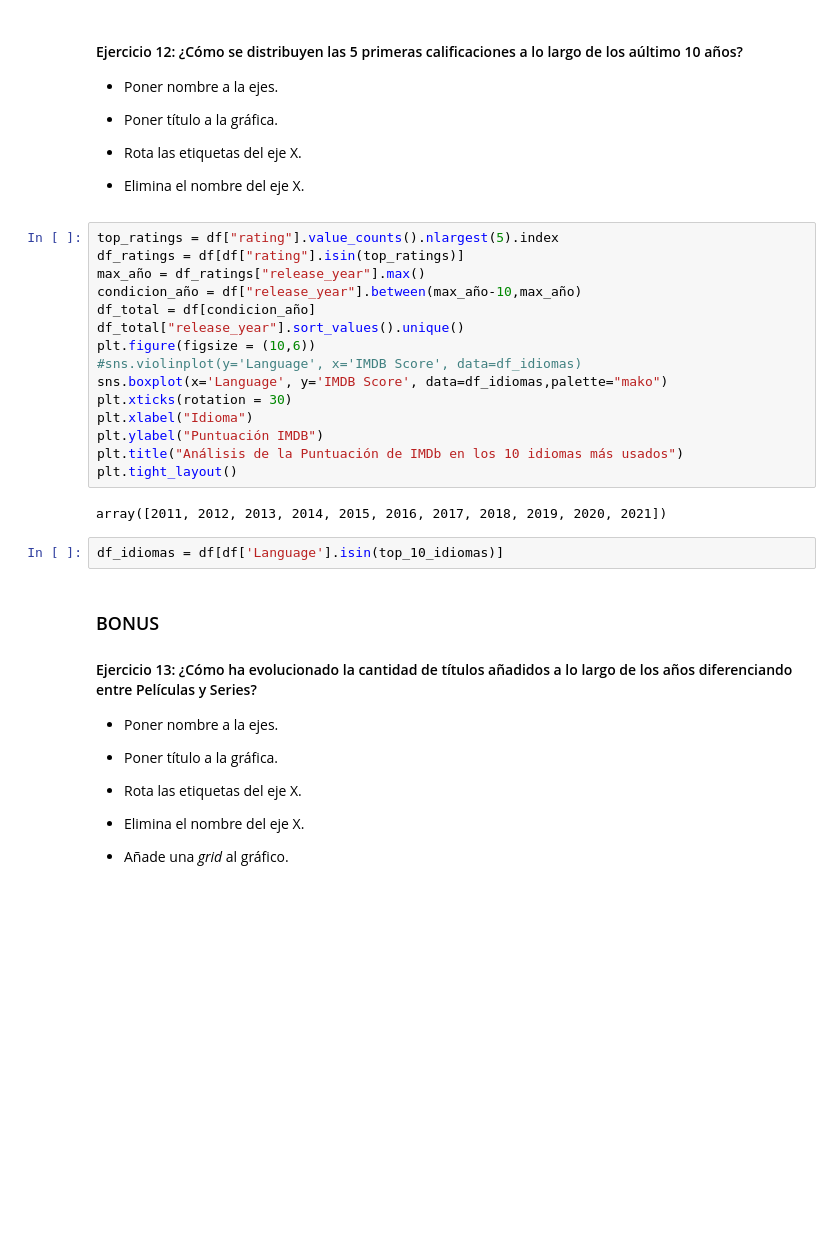
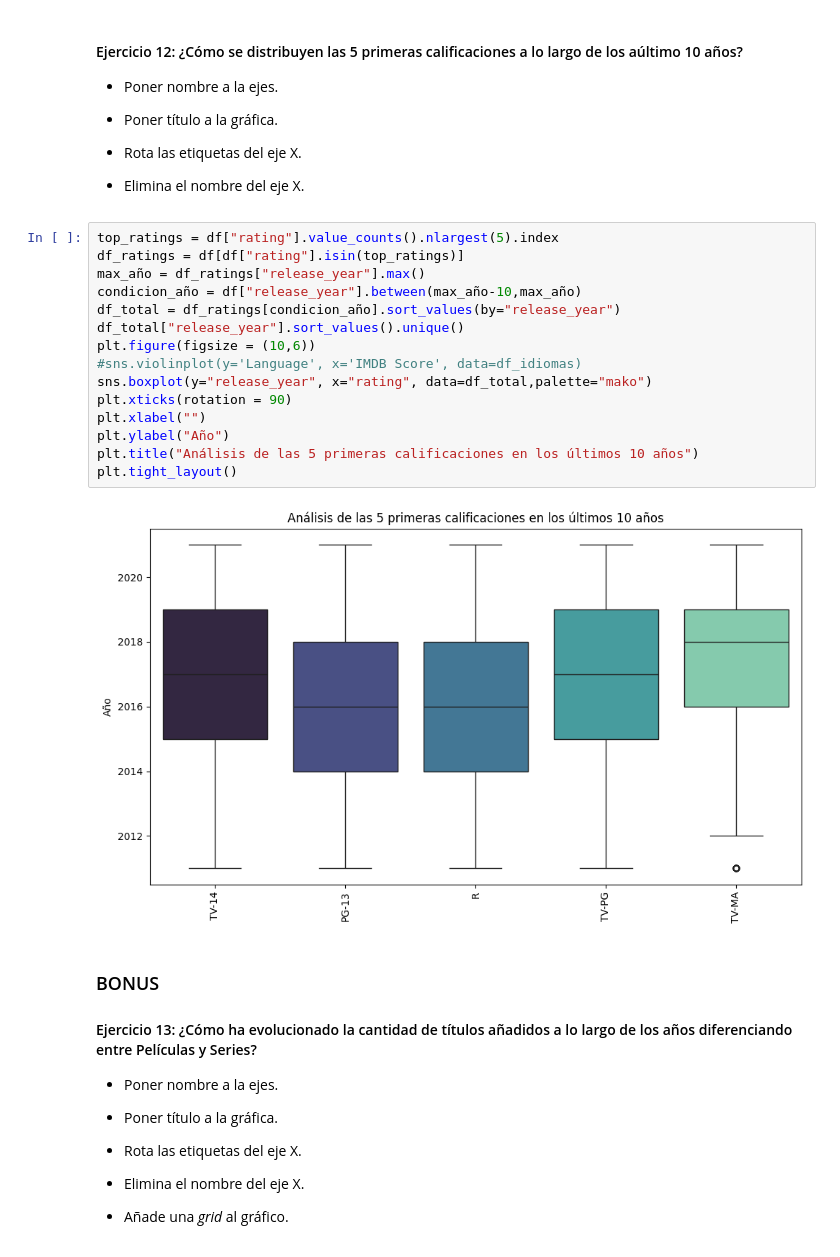
Before and after one commit to apelsito/laboratorio-modulo2-leccion04-visualizacion, a Jupyter notebook: laboratorio-modulo2-leccion04-visualizacion.ipynb, the cells around one changed output. Drawn from its saved outputs; the diff is of its cells as text; blank space fills up the shorter version.

```diff
--- a/laboratorio-modulo2-leccion04-visualizacion.ipynb
+++ b/laboratorio-modulo2-leccion04-visualizacion.ipynb
@@ -273,22 +264,20 @@ plt.tight_layout()
 # %%
 top_ratings = df["rating"].value_counts().nlargest(5).index
 df_ratings = df[df["rating"].isin(top_ratings)]
 max_año = df_ratings["release_year"].max()
 condicion_año = df["release_year"].between(max_año-10,max_año)
-df_total = df[condicion_año]
+df_total = df_ratings[condicion_año].sort_values(by="release_year")
 df_total["release_year"].sort_values().unique()
 plt.figure(figsize = (10,6))
 #sns.violinplot(y='Language', x='IMDB Score', data=df_idiomas)
-sns.boxplot(x='Language', y='IMDB Score', data=df_idiomas,palette="mako")
-plt.xticks(rotation = 30)
-plt.xlabel("Idioma")
-plt.ylabel("Puntuación IMDB")
-plt.title("Análisis de la Puntuación de IMDb en los 10 idiomas más usados")
+sns.boxplot(y="release_year", x="rating", data=df_total,palette="mako")
+plt.xticks(rotation = 90)
+plt.xlabel("")
+plt.ylabel("Año")
+plt.title("Análisis de las 5 primeras calificaciones en los últimos 10 años")
 plt.tight_layout()
 # %% [output]
-array([2011, 2012, 2013, 2014, 2015, 2016, 2017, 2018, 2019, 2020, 2021])
+[figure, added]
-# %%
-df_idiomas = df[df['Language'].isin(top_10_idiomas)]
 # %% [markdown]
 
 ### BONUS
```
Also changed, not shown: parts of 4 cells of this notebook.
